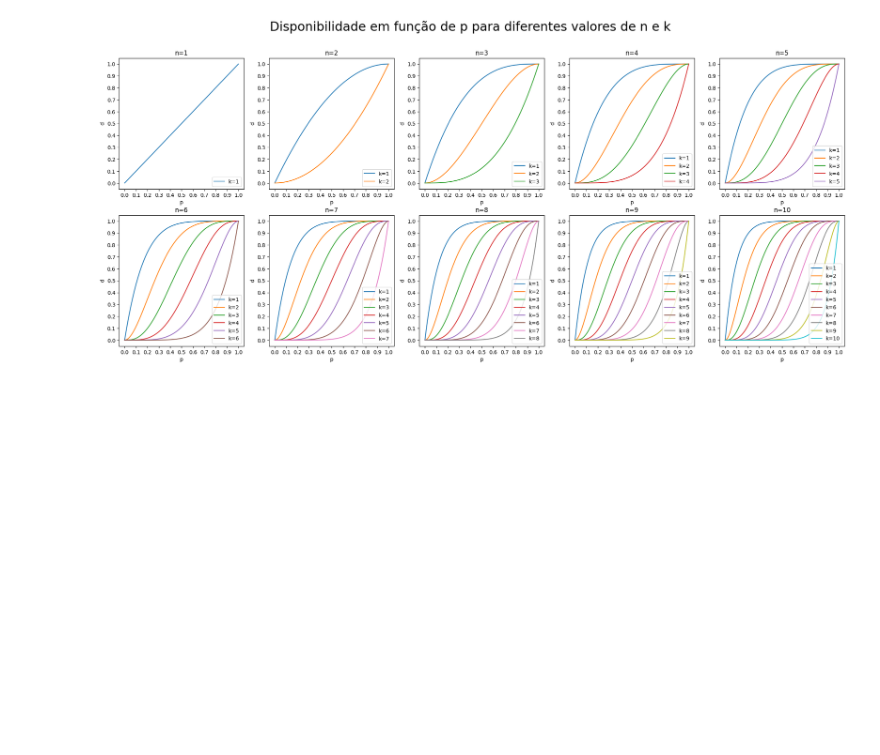
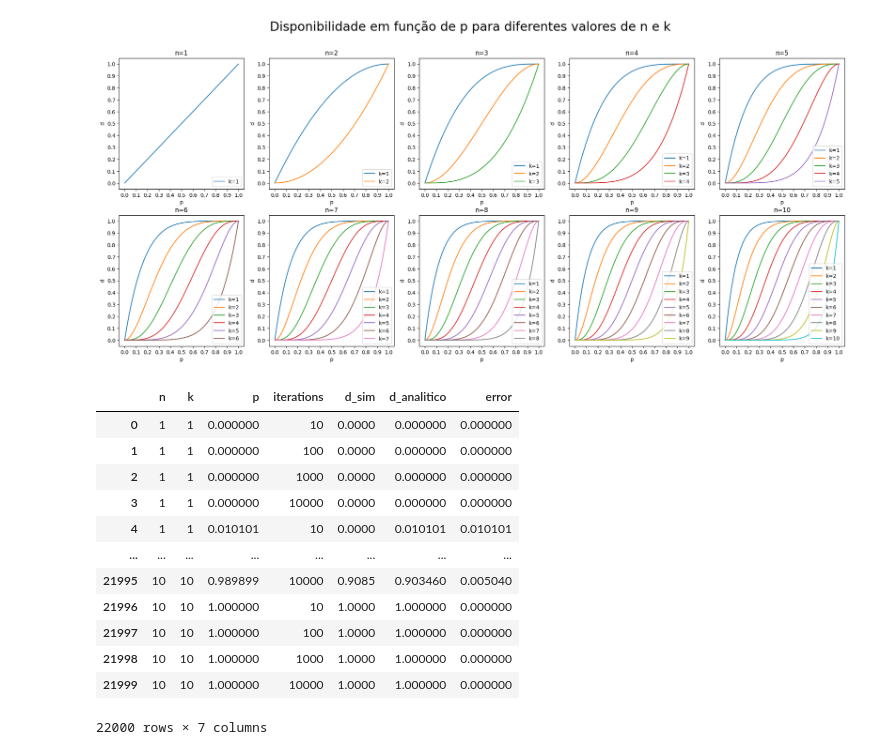
Before and after one commit to rafaelsalb/comp-dist-av1, a Jupyter notebook: analitico.ipynb, the cells around one changed output. Cells and saved outputs as stored; diff of their text form; code cells hidden in the pictures; blank space fills up the shorter version.

```diff
--- a/analitico.ipynb
+++ b/analitico.ipynb
@@ -48,3 +47,29 @@ for ni in n:
 plt.show()
 # %% [output]
 [figure]
+# %%
+from simulador import StochasticSimulator
+# validar resultados com simulador estocástico
+iters = [10, 100, 1000, 10000]
+results = pd.DataFrame(
+    [(ni, ki, pi, it) for ni in n for ki in k for pi in p for it in iters if ki <= ni],
+    columns=["n", "k", "p", "iterations"],
+)
+results["d_sim"] = results.apply(lambda row: StochasticSimulator(n=int(row["n"]), k=int(row["k"]), p=row["p"]).run_simulation(int(row["iterations"])), axis=1)
+results["d_analitico"] = disponibilidade_vec(results["n"], results["k"], results["p"])
+results["error"] = np.abs(results["d_sim"] - results["d_analitico"])
+results
+# %% [output]
+|  | n | k | p | iterations | d_sim | d_analitico | error |
+| 0 | 1 | 1 | 0.000000 | 10 | 0.0000 | 0.000000 | 0.000000 |
+| 1 | 1 | 1 | 0.000000 | 100 | 0.0000 | 0.000000 | 0.000000 |
+| 2 | 1 | 1 | 0.000000 | 1000 | 0.0000 | 0.000000 | 0.000000 |
+| 3 | 1 | 1 | 0.000000 | 10000 | 0.0000 | 0.000000 | 0.000000 |
+| 4 | 1 | 1 | 0.010101 | 10 | 0.0000 | 0.010101 | 0.010101 |
+| ... | ... | ... | ... | ... | ... | ... | ... |
+| 21995 | 10 | 10 | 0.989899 | 10000 | 0.9085 | 0.903460 | 0.005040 |
+| 21996 | 10 | 10 | 1.000000 | 10 | 1.0000 | 1.000000 | 0.000000 |
+| 21997 | 10 | 10 | 1.000000 | 100 | 1.0000 | 1.000000 | 0.000000 |
+| 21998 | 10 | 10 | 1.000000 | 1000 | 1.0000 | 1.000000 | 0.000000 |
+| 21999 | 10 | 10 | 1.000000 | 10000 | 1.0000 | 1.000000 | 0.000000 |
+22000 rows × 7 columns
```
Also changed, not shown: parts of 2 cells of this notebook, 2 other files.
